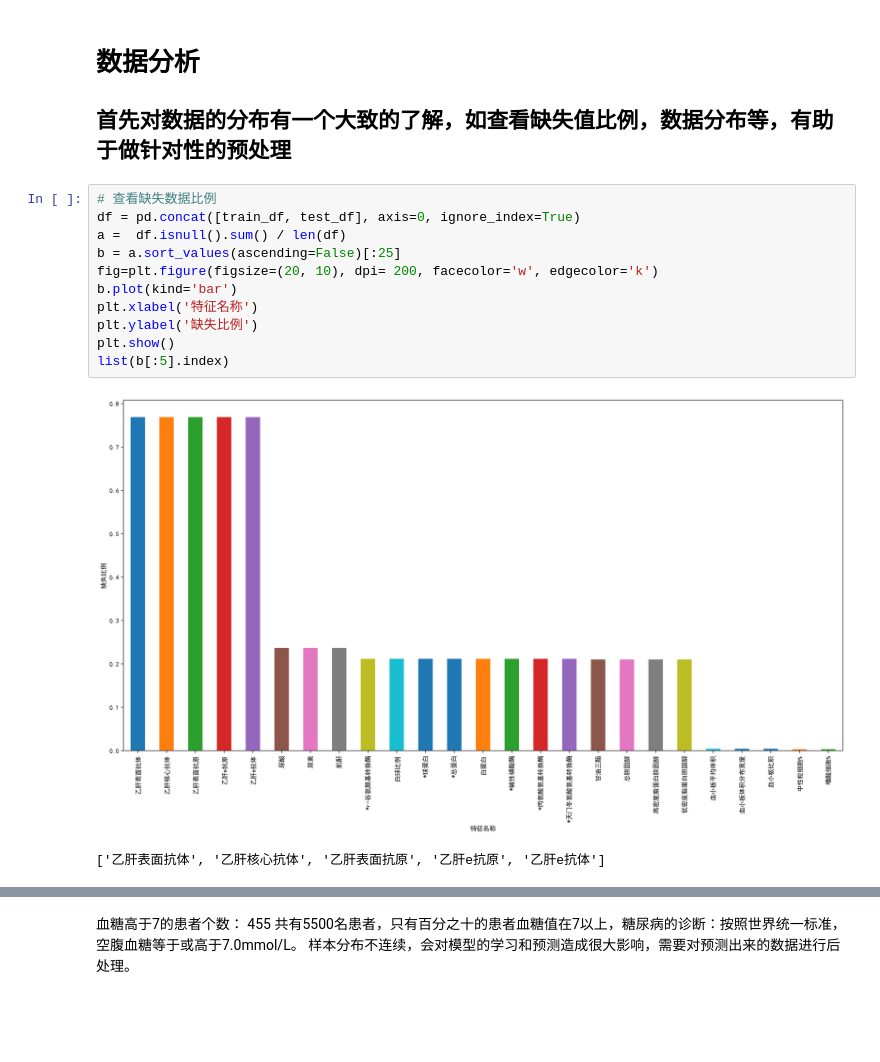
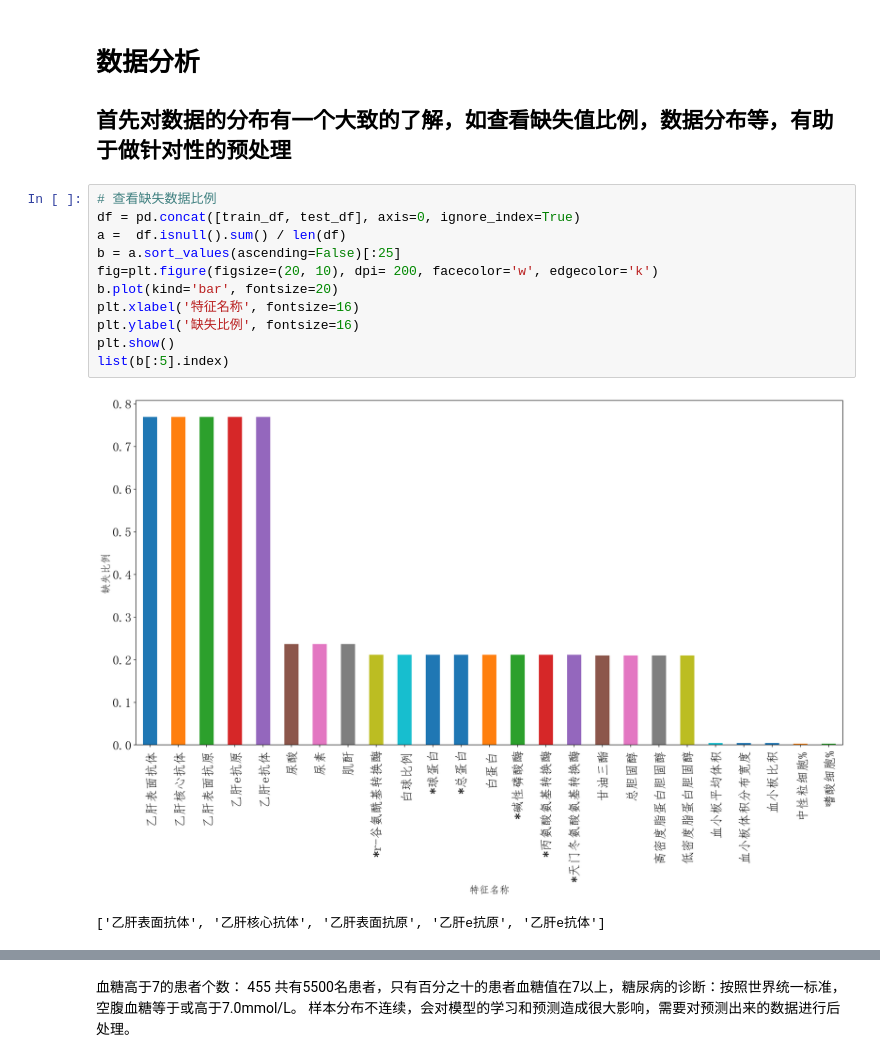
Before and after one commit to dapaohou/-, a Jupyter notebook: src/feature project.ipynb, the cells around one changed output, grey strips where cells are left out. Drawn from its saved outputs; the diff is of its cells as text; blank space fills up the shorter version.

Commit message:
add  figure

```diff
--- a/src/feature project.ipynb
+++ b/src/feature project.ipynb
@@ -22,16 +25,16 @@ test_df = pd.read_csv('../data/test.csv', encoding='gbk')
 # %%
 # 查看缺失数据比例
 df = pd.concat([train_df, test_df], axis=0, ignore_index=True)
 a =  df.isnull().sum() / len(df)
 b = a.sort_values(ascending=False)[:25]
 fig=plt.figure(figsize=(20, 10), dpi= 200, facecolor='w', edgecolor='k')
-b.plot(kind='bar')
-plt.xlabel('特征名称')
-plt.ylabel('缺失比例')
+b.plot(kind='bar', fontsize=20)
+plt.xlabel('特征名称', fontsize=16)
+plt.ylabel('缺失比例', fontsize=16)
 plt.show()
 list(b[:5].index)
 # %% [output]
-[figure, old version]
+[figure, new version]
 ['乙肝表面抗体', '乙肝核心抗体', '乙肝表面抗原', '乙肝e抗原', '乙肝e抗体']
 # %%
 # 查看单个特征与血糖的相关性
```
Also changed, not shown: parts of 8 cells of this notebook, 4 other files.
